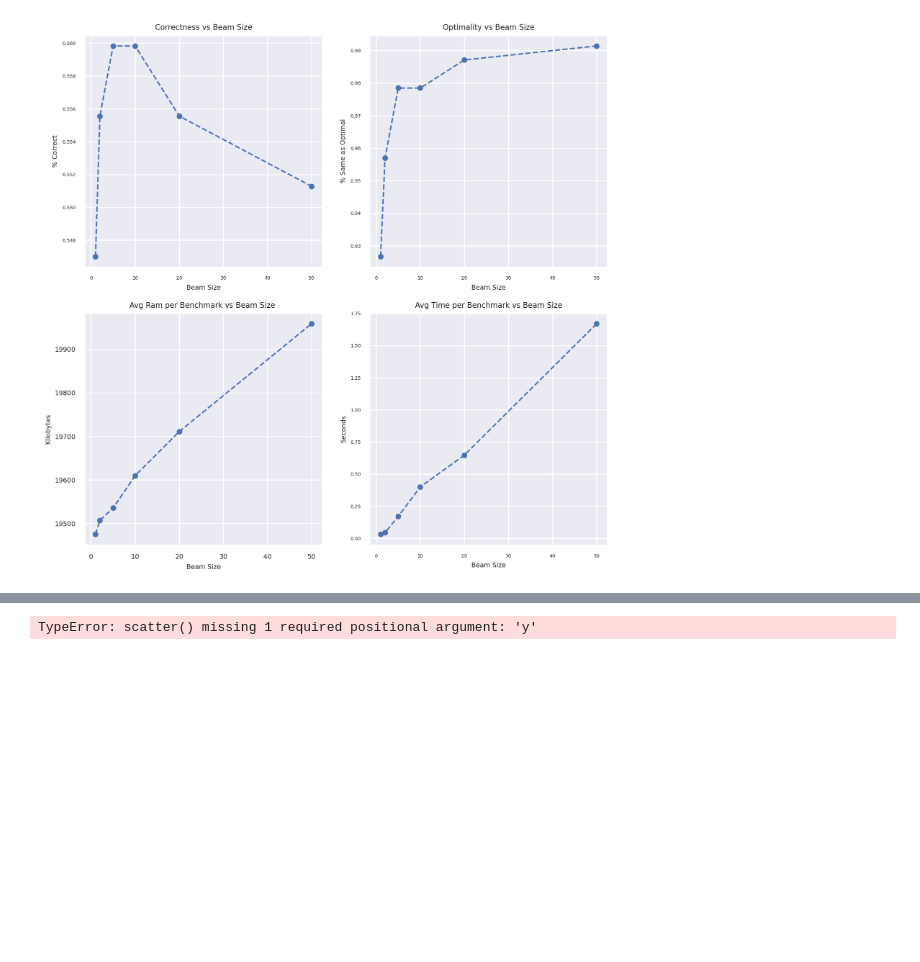
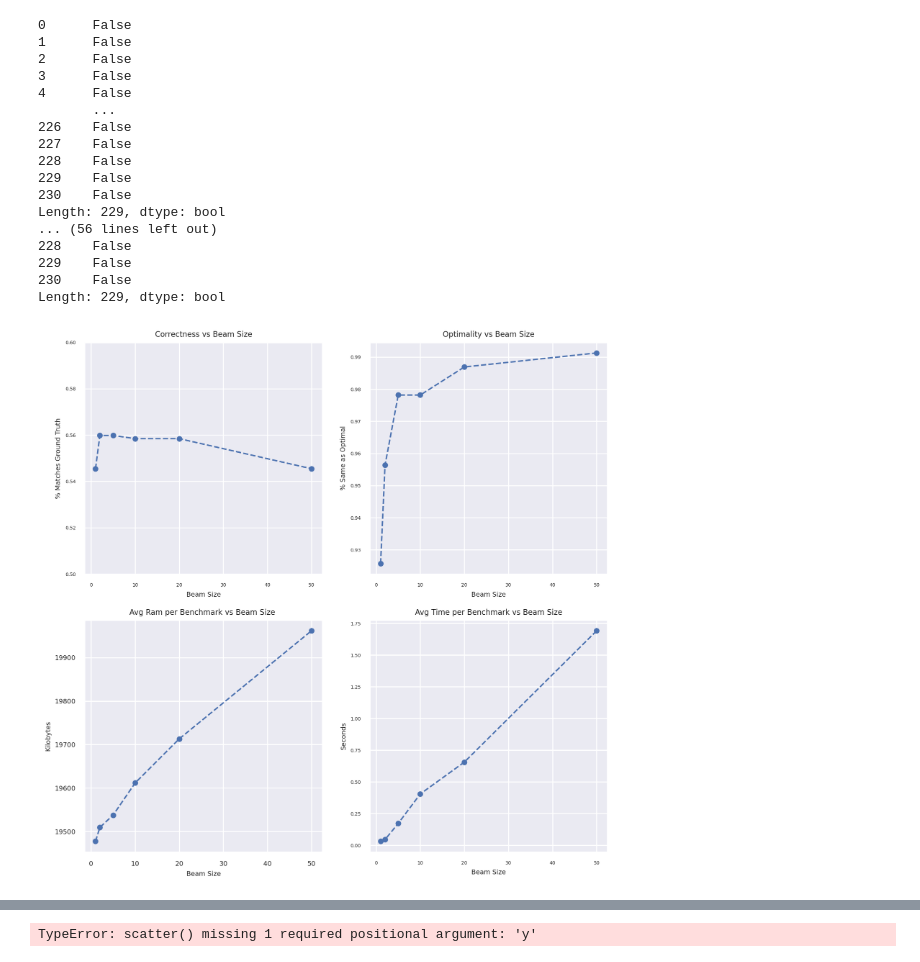
Before and after one commit to limpa105/RegexPlus, a Jupyter notebook: A*/graphs_for_popl.ipynb, the cells around one changed output, grey strips where cells are left out. Saved outputs shown, nothing was run; the diff lists cells and outputs as text; code cells hidden in the pictures; blank space fills up the shorter version.

```diff
--- a/A*/graphs_for_popl.ipynb
+++ b/A*/graphs_for_popl.ipynb
@@ -336,0 +419,2 @@ Correct vs wrong: 0.5470085470085471
+# %%
+astar_results = get_correct_percent(astar_results)
@@ -408,12 +639,13 @@ all_astar.shape
 # %%
 ## Beams
-get_correct_percent(beam_one)
-get_correct_percent(beam_two)
-get_correct_percent(beam_five)
-get_correct_percent(beam_ten)
-get_correct_percent(beam_fifty)
-print(get_optimality(beam_fifty, astar_results))
+beam_one = get_correct_percent(beam_one)
+beam_two = get_correct_percent(beam_two)
+beam_five = get_correct_percent(beam_five)
+beam_ten = get_correct_percent(beam_ten)
+beam_twenty = get_correct_percent(beam_twenty)
+beam_fifty = get_correct_percent(beam_fifty)
+#print(get_optimality(beam_fifty, astar_results))
 beams = [1,2,5,10,20, 50]
-correctness = [ 0.5470085470085471,  0.5555555555555556,  0.5598290598290598, 0.5598290598290598, 0.5555555555555556]
+correctness = [0.5454545454545454,  0.5584415584415584,  0.5584415584415584, 0.5584415584415584, 0.5584415584415584, 0.5541125541125541]
 optimality = []
 # %% [output]
@@ -443,10 +694,10 @@ def get_avg_time(df, optimal=pd.DataFrame()):
     if not optimal.empty:
         combo = optimal.join(df, lsuffix='_opt')
         df = combo.loc[combo['regex_opt']!='TIME']
-    copy_df = df.drop([15, 47, 178, 169, 173])
+    copy_df = df.drop([15, 44, 175, 166, 170])
     copy_df['time'] = [i.replace('.', ':') for i in copy_df['time']]
     return (sum(map(lambda f: float(f[0])*60 + float(f[1]) + float(f[2])*0.001, map(lambda f: f.split(':'), copy_df['time'].replace('.', ':')))))/len(copy_df['time'])
 # %%
 def get_avg_ram(df, optimal=pd.DataFrame()):
-    copy_df = df.drop([15, 47, 178, 169, 173])
+    copy_df = df.drop([15, 44, 166, 170, 175])
     return np.mean(copy_df['ram'])
@@ -469,34 +736,53 @@ ax3.yaxis.set_tick_params(labelsize=7)
 ax3.set_xlabel('Beam Size', fontsize = 7)
 ax3.set_ylabel('Kilobytes', fontsize = 7)
 #.savefig('ram.png', dpi=300, bbox_inches="tight")
 times = [get_avg_time(beam_one),
 get_avg_time(beam_two),
 get_avg_time(beam_five),
 get_avg_time(beam_ten),
 get_avg_time(beam_twenty),get_avg_time(beam_fifty)]
 ax4.plot(beams, times, '--', marker = '.', markersize=10, )
 ax4.set_title('Avg Time per Benchmark vs Beam Size', fontsize =8)
 ax4.xaxis.set_tick_params(labelsize=5)
 ax4.yaxis.set_tick_params(labelsize=5)
 ax4.set_xlabel('Beam Size', fontsize = 7)
 ax4.set_ylabel('Seconds', fontsize = 7)
-optimality = [0.9267241379310345, 0.9568965517241379,0.978448275862069, 0.978448275862069, 0.9870689655172413, 0.9913793103448276]
+optimality = [get_optimality(beam_one, astar_results), get_optimality(beam_two, astar_results), get_optimality(beam_five, astar_results), get_optimality(beam_ten, astar_results),
+get_optimality(beam_twenty, astar_results), get_optimality(beam_fifty, astar_results)]
 ax2.plot(beams, optimality, '--', marker = '.', markersize=10, )
 ax2.xaxis.set_tick_params(labelsize=5)
 ax2.yaxis.set_tick_params(labelsize=5)
 ax2.set_title('Optimality vs Beam Size', fontsize =8)
 ax2.set_xlabel('Beam Size', fontsize = 7)
 ax2.set_ylabel('% Same as Optimal', fontsize = 7)
-correctness = [ 0.5470085470085471,  0.5555555555555556,  0.5598290598290598, 0.5598290598290598, 0.5555555555555556, 0.5512820512820513]
+correctness = [0.5454545454545454,  0.5598290598290598,  0.5598290598290598, 0.5584415584415584, 0.5584415584415584, 0.5454545454545454]
 ax1.plot(beams, correctness, '--', marker = '.', markersize=10, )
 ax1.set_title('Correctness vs Beam Size', fontsize =8)
 ax1.set_xlabel('Beam Size', fontsize = 7)
-ax1.set_ylabel('% Correct', fontsize = 7)
+ax1.set_ylabel('% Matches Ground Truth', fontsize = 7)
+ax1.set_ylim([0.50,0.6])
 ax1.xaxis.set_tick_params(labelsize=5)
 ax1.yaxis.set_tick_params(labelsize=5)
 plt.savefig('beams.png', dpi=300, bbox_inches="tight")
 #ax2.savefig('optimality.png', dpi=300, bbox_inches="tight")
 #plt.savefig('time.png', dpi=300, bbox_inches="tight")
 plt.show()
 # %% [output]
+0      False
+1      False
+2      False
+3      False
+4      False
+       ...
+226    False
+227    False
+228    False
+229    False
+230    False
+Length: 229, dtype: bool
+... (56 lines left out)
+228    False
+229    False
+230    False
+Length: 229, dtype: bool
-[figure, old version]
+[figure, new version]
```
Also changed, not shown: parts of 113 cells of this notebook.
